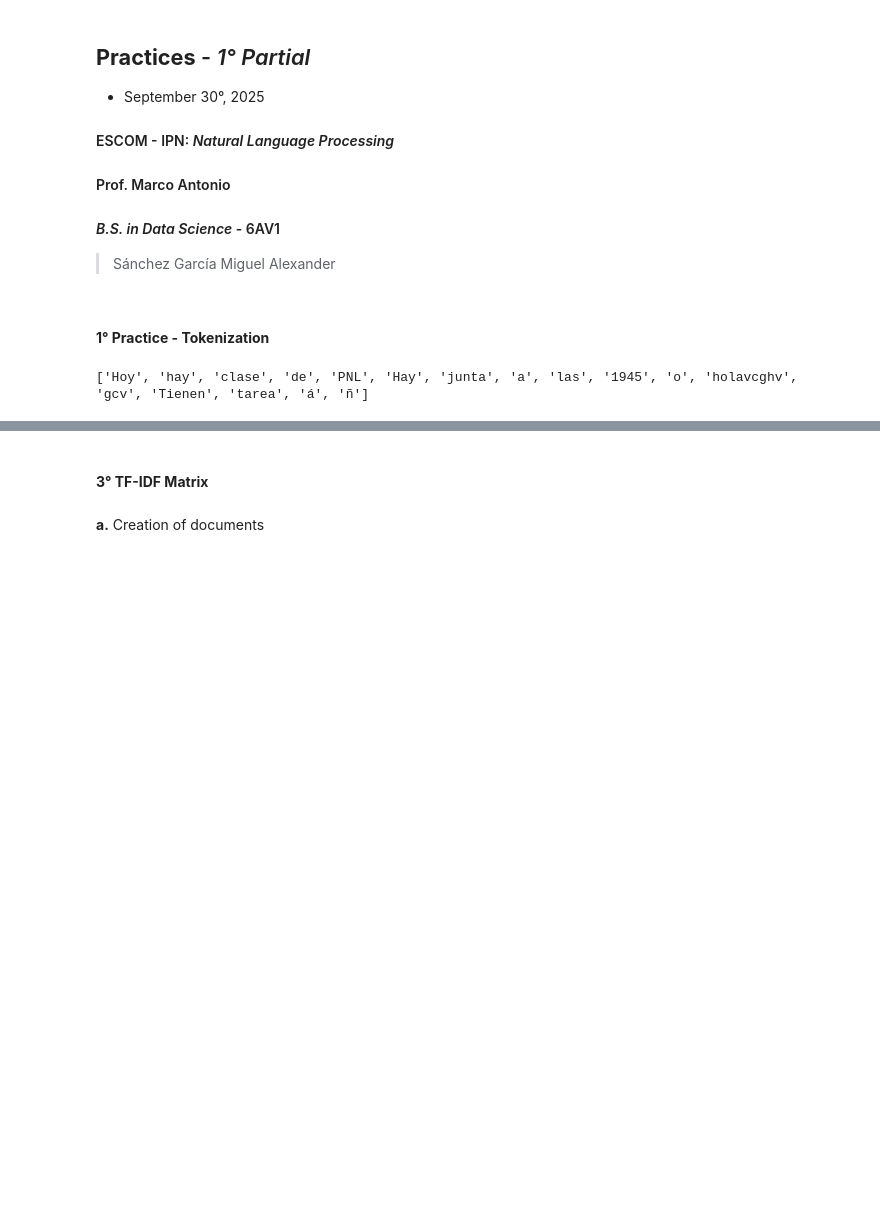
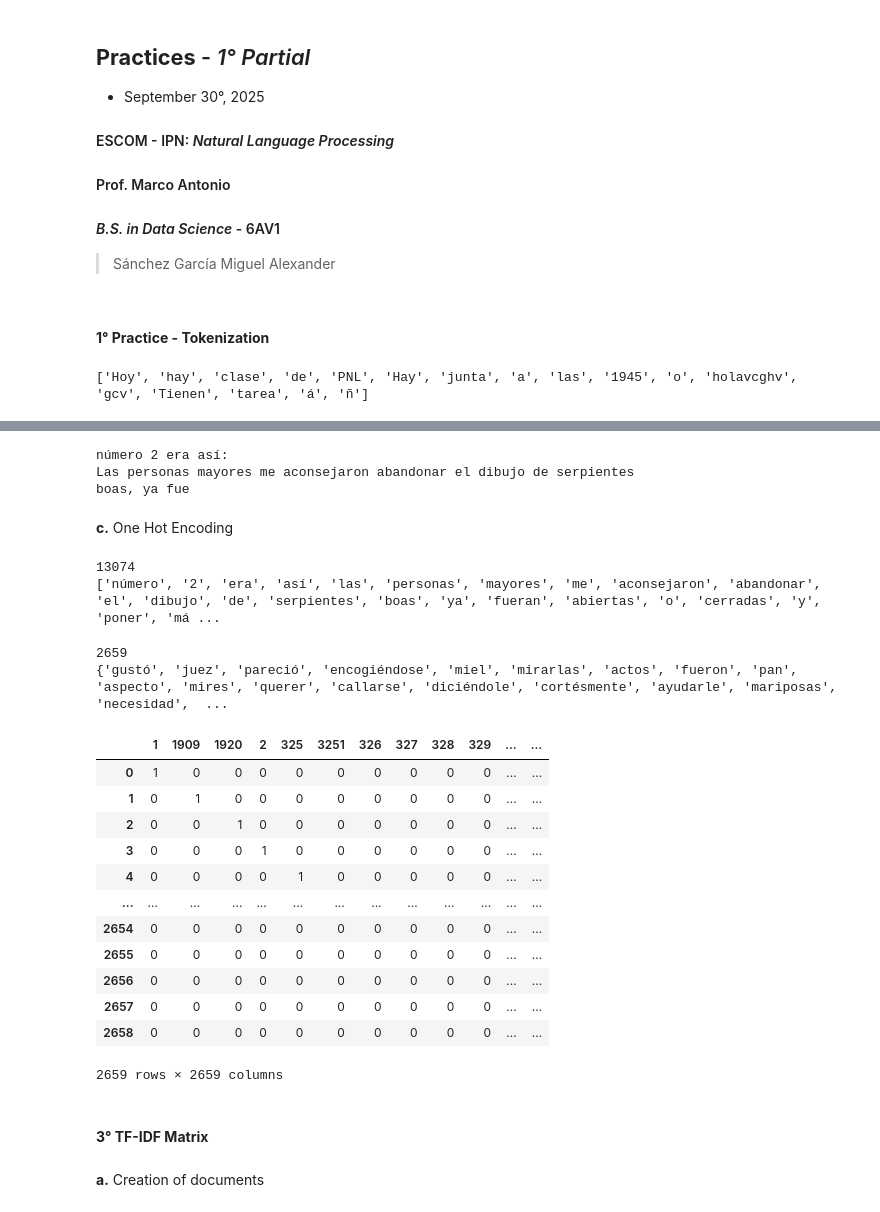
Before and after one commit to RageRaccoon/NLP, a Jupyter notebook: Partial_1/Practices.ipynb, the cells around one changed output, grey strips where cells are left out. Saved outputs shown, nothing was run; the diff lists cells and outputs as text; code cells hidden in the pictures; blank space fills up the shorter version.

```diff
--- a/Partial_1/Practices.ipynb
+++ b/Partial_1/Practices.ipynb
@@ -173,3 +188,74 @@ print(tokenizer.tokenize(word))
+# %%
+import fitz
+
+# Get the text from a PDF file
+doc = fitz.open("el principito.pdf")
+
+# Extract text from each page since third page
+text = "\n".join([page.get_text() for page in doc[2:]])
+
+# Print the first 100 characters of the extracted text
+print(text[:100])
+# %% [output]
+número 2 era así:
+Las personas mayores me aconsejaron abandonar el dibujo de serpientes
+boas, ya fue
+# %% [markdown]
+**c.** One Hot Encoding
+# %%
+tokenizer = Tokenizer()
+
+token_text = tokenizer.tokenize(text)
+print(len(token_text))
+print(token_text[:100])
+# %% [output]
+13074
+['número', '2', 'era', 'así', 'las', 'personas', 'mayores', 'me', 'aconsejaron', 'abandonar', 'el', 'dibujo', 'de', 'serpientes', 'boas', 'ya', 'fueran', 'abiertas', 'o', 'cerradas', 'y', 'poner', 'má ...
+# %%
+# Get the unique words from the tokenized text
+unique_words = set(token_text)
+print(len(unique_words))
+print(unique_words)
+# %% [output]
+2659
+{'gustó', 'juez', 'pareció', 'encogiéndose', 'miel', 'mirarlas', 'actos', 'fueron', 'pan', 'aspecto', 'mires', 'querer', 'callarse', 'diciéndole', 'cortésmente', 'ayudarle', 'mariposas', 'necesidad',  ...
+# %%
+# One Hot Encoding
+import pandas as pd
+class OneHotEncoder:
+    """ Class for One Hot Encoding """
+    def __init__(self):
+        pass
+
+    def fit_transform(self, token:list) -> dict:
+        unique_words = set(token)
+        # print(len(unique_words))
+        # Order the set alphabetically
+        unique_words = sorted(unique_words)
+        one_hot_df = pd.DataFrame(0, index=range(len(unique_words)), columns=list(unique_words))
+        for i, word in enumerate(unique_words):
+            one_hot_df.at[i, word] = 1
+        return one_hot_df
+# %%
+oh_encoder = OneHotEncoder()
+
+one_hot_token = oh_encoder.fit_transform(token_text)
+
+one_hot_token
+# %% [output]
+|  | 1 | 1909 | 1920 | 2 | 325 | 3251 | 326 | 327 | 328 | 329 | ... | ... |
+| 0 | 1 | 0 | 0 | 0 | 0 | 0 | 0 | 0 | 0 | 0 | ... | ... |
+| 1 | 0 | 1 | 0 | 0 | 0 | 0 | 0 | 0 | 0 | 0 | ... | ... |
+| 2 | 0 | 0 | 1 | 0 | 0 | 0 | 0 | 0 | 0 | 0 | ... | ... |
+| 3 | 0 | 0 | 0 | 1 | 0 | 0 | 0 | 0 | 0 | 0 | ... | ... |
+| 4 | 0 | 0 | 0 | 0 | 1 | 0 | 0 | 0 | 0 | 0 | ... | ... |
+| ... | ... | ... | ... | ... | ... | ... | ... | ... | ... | ... | ... | ... |
+| 2654 | 0 | 0 | 0 | 0 | 0 | 0 | 0 | 0 | 0 | 0 | ... | ... |
+| 2655 | 0 | 0 | 0 | 0 | 0 | 0 | 0 | 0 | 0 | 0 | ... | ... |
+| 2656 | 0 | 0 | 0 | 0 | 0 | 0 | 0 | 0 | 0 | 0 | ... | ... |
+| 2657 | 0 | 0 | 0 | 0 | 0 | 0 | 0 | 0 | 0 | 0 | ... | ... |
+| 2658 | 0 | 0 | 0 | 0 | 0 | 0 | 0 | 0 | 0 | 0 | ... | ... |
+2659 rows × 2659 columns
 # %% [markdown]
 #### **3° TF-IDF Matrix**
 # %% [markdown]
```
Also changed, not shown: parts of 6 cells of this notebook, 1 other file.
